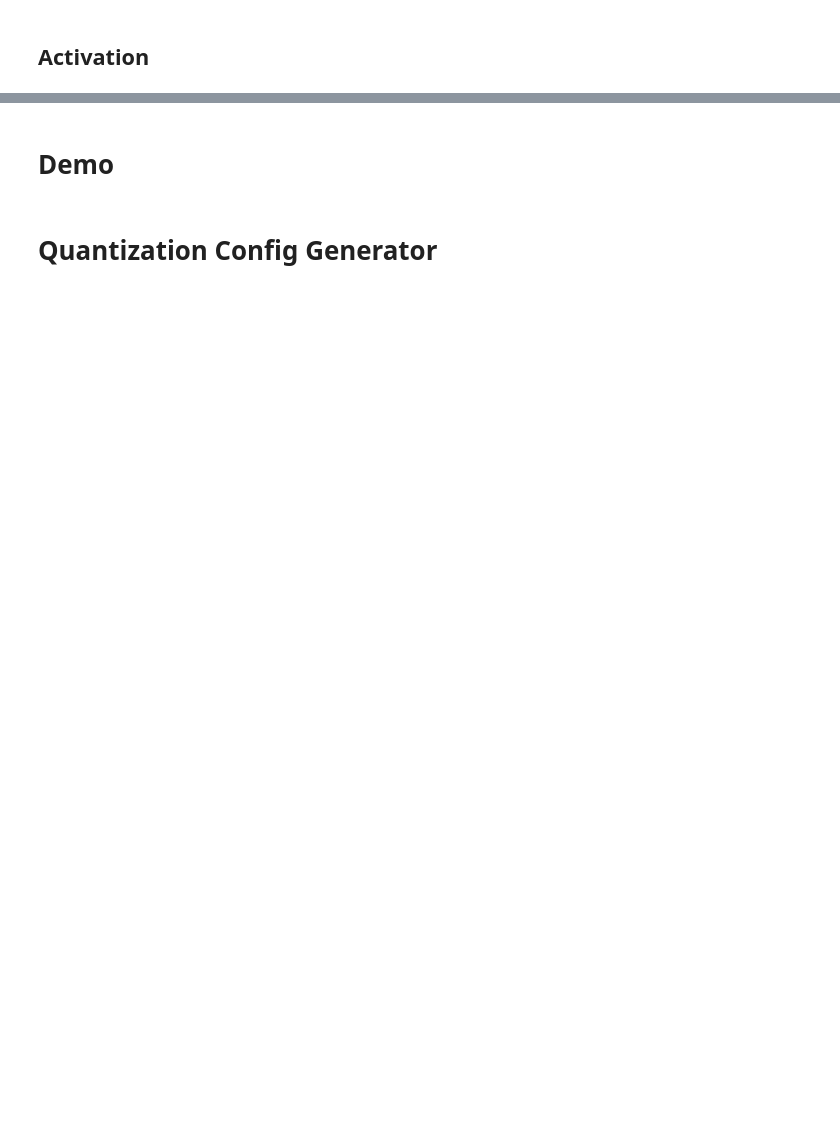
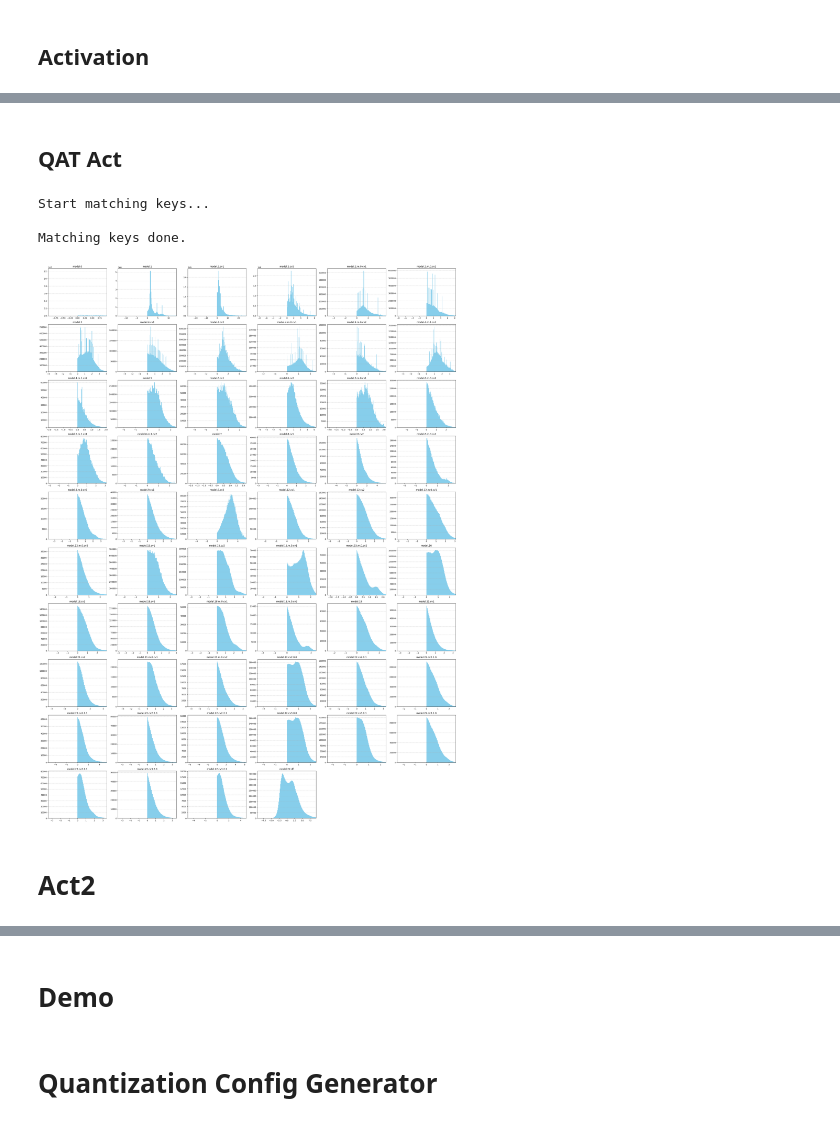
Before and after one commit to hyeons-lee/npu_yolov8n, a Jupyter notebook: test.ipynb, the cells around one changed output, grey strips where cells are left out. Cells and saved outputs as stored; diff of their text form; code cells hidden in the pictures; blank space fills up the shorter version.

```diff
--- a/test.ipynb
+++ b/test.ipynb
@@ -105,0 +109,43 @@ visualize_multiple_tensors(act_stats, bins=256, n_cols=6) # zero values are excl
+# %% [markdown]
+## QAT Act
+# %%
+# load QAT model with quantization config
+# with open('./config/qcfg_0928.yaml') as f:
+#     loaded_cfg = yaml.safe_load(f)
+
+# Qmodel = load_model('checkpoints/qat_09272248.pt', device, model_type="qat", model_qcfg=loaded_cfg)
+
+with open('./config/qcfg_0327.yaml') as f:
+    loaded_cfg = yaml.safe_load(f)
+
+Qmodel = load_model('checkpoints/qat_09270730.pt', device, model_type="qat", model_qcfg=loaded_cfg)
+
+
+asc = ActivationStatsCollector(Qmodel, (QConv, DFL))
+
+run_batch = 2
+for _ in range(run_batch): # run multiple iterations to collect activation statistics
+    with torch.no_grad():
+        images, annotations = next(iter(train_loader))
+        inputs, batch = preprocess_dataset(images, annotations, coco_id2label, device) # preprocess dataset
+        outputs = Qmodel(inputs, inference=True)
+activation_stats = asc.get_stats()
+
+act_stats = {}
+for layer_name, acts in activation_stats.items():
+    acts = torch.cat(acts, dim=0)  # concatenate all batches
+    try:
+        temp = acts.permute(1, 0, 2, 3).contiguous()
+        zero_mask = acts != 0
+        act_stats[layer_name] = acts[zero_mask] if zero_mask.sum() > 0 else torch.tensor(0.0)
+    except:
+        act_stats[layer_name] = acts
+
+visualize_multiple_tensors(act_stats, bins=256, n_cols=6) # zero values are excluded
+# %% [output]
+Start matching keys...
+
+Matching keys done.
+[figure, added]
+# %% [markdown]
+# Act2
```
Also changed, not shown: parts of 13 cells of this notebook, 12 other files.
